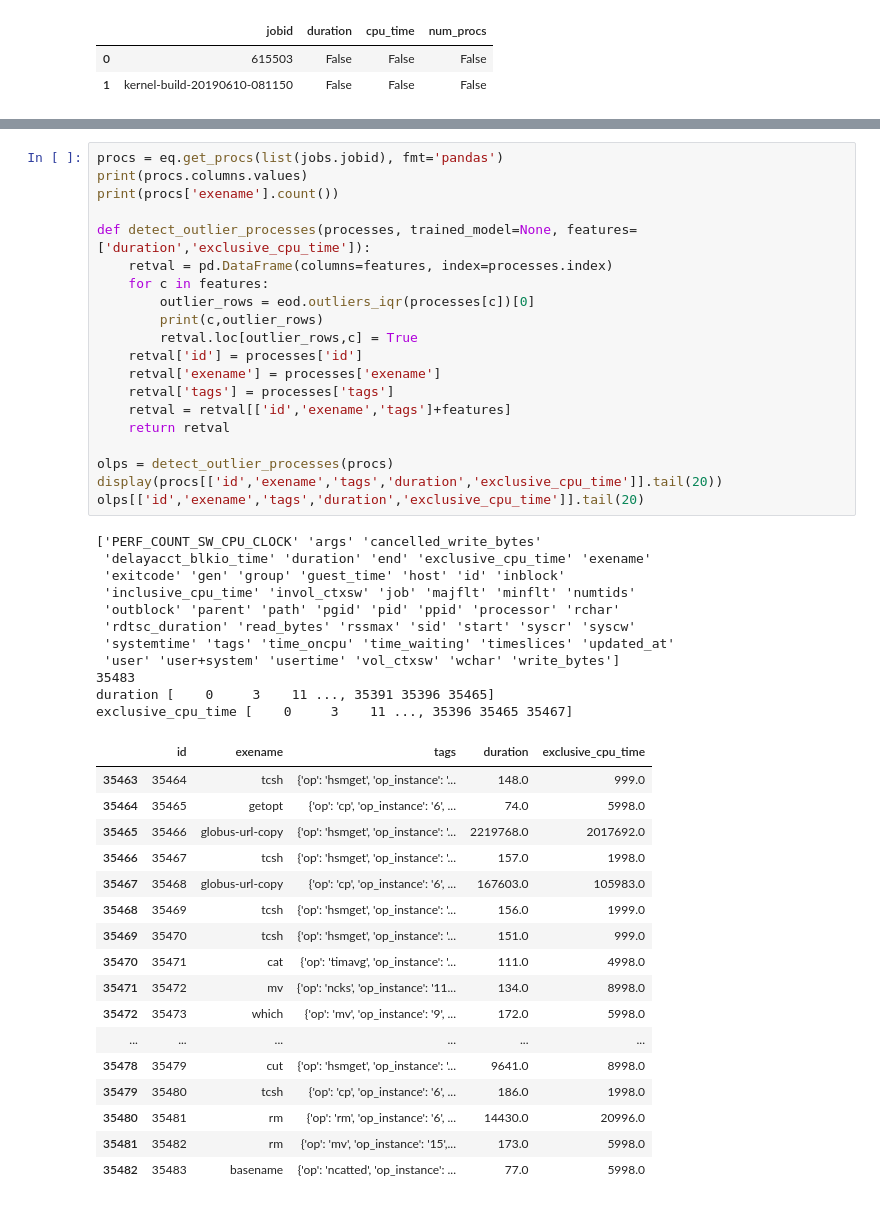
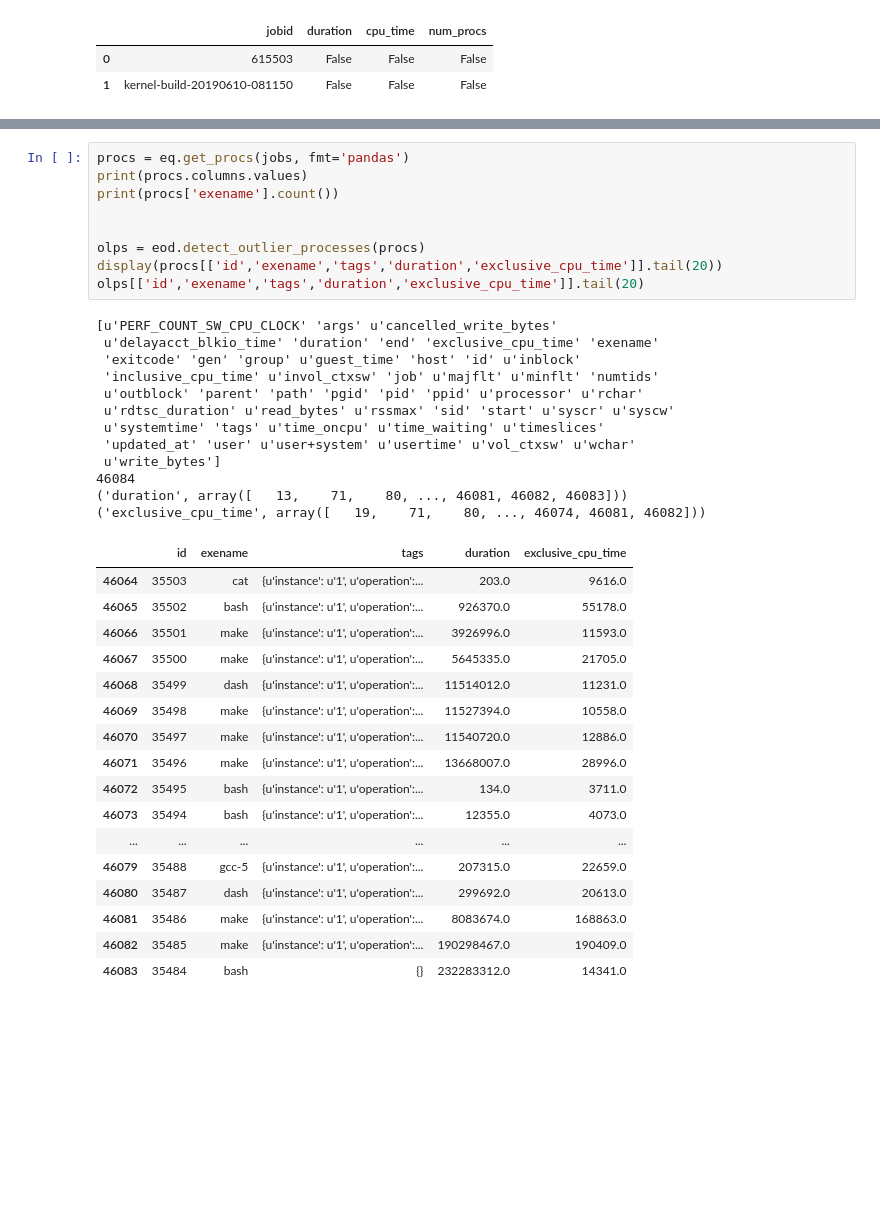
Before and after one commit to ilaflott/epmt, a Jupyter notebook: Outliers-API.ipynb, the cells around one changed output, grey strips where cells are left out. Cells and saved outputs as stored; diff of their text form; blank space fills up the shorter version.

```diff
--- a/Outliers-API.ipynb
+++ b/Outliers-API.ipynb
@@ -111,50 +129,40 @@ AttributeError: 'module' object has no attribute 'detect_outlier_ops'
 # %%
-procs = eq.get_procs(list(jobs.jobid), fmt='pandas')
+procs = eq.get_procs(jobs, fmt='pandas')
 print(procs.columns.values)
 print(procs['exename'].count())
 
-def detect_outlier_processes(processes, trained_model=None, features=['duration','exclusive_cpu_time']):
-    retval = pd.DataFrame(columns=features, index=processes.index)
-    for c in features:
-        outlier_rows = eod.outliers_iqr(processes[c])[0]
-        print(c,outlier_rows)
-        retval.loc[outlier_rows,c] = True
-    retval['id'] = processes['id']
-    retval['exename'] = processes['exename']
-    retval['tags'] = processes['tags']
-    retval = retval[['id','exename','tags']+features]
-    return retval
 
-olps = detect_outlier_processes(procs)
+olps = eod.detect_outlier_processes(procs)
 display(procs[['id','exename','tags','duration','exclusive_cpu_time']].tail(20))
 olps[['id','exename','tags','duration','exclusive_cpu_time']].tail(20)
 # %% [output]
-['PERF_COUNT_SW_CPU_CLOCK' 'args' 'cancelled_write_bytes'
- 'delayacct_blkio_time' 'duration' 'end' 'exclusive_cpu_time' 'exename'
- 'exitcode' 'gen' 'group' 'guest_time' 'host' 'id' 'inblock'
- 'inclusive_cpu_time' 'invol_ctxsw' 'job' 'majflt' 'minflt' 'numtids'
- 'outblock' 'parent' 'path' 'pgid' 'pid' 'ppid' 'processor' 'rchar'
- 'rdtsc_duration' 'read_bytes' 'rssmax' 'sid' 'start' 'syscr' 'syscw'
- 'systemtime' 'tags' 'time_oncpu' 'time_waiting' 'timeslices' 'updated_at'
- 'user' 'user+system' 'usertime' 'vol_ctxsw' 'wchar' 'write_bytes']
-35483
-duration [    0     3    11 ..., 35391 35396 35465]
-exclusive_cpu_time [    0     3    11 ..., 35396 35465 35467]
+[u'PERF_COUNT_SW_CPU_CLOCK' 'args' u'cancelled_write_bytes'
+ u'delayacct_blkio_time' 'duration' 'end' 'exclusive_cpu_time' 'exename'
+ 'exitcode' 'gen' 'group' u'guest_time' 'host' 'id' u'inblock'
+ 'inclusive_cpu_time' u'invol_ctxsw' 'job' u'majflt' u'minflt' 'numtids'
+ u'outblock' 'parent' 'path' 'pgid' 'pid' 'ppid' u'processor' u'rchar'
+ u'rdtsc_duration' u'read_bytes' u'rssmax' 'sid' 'start' u'syscr' u'syscw'
+ u'systemtime' 'tags' u'time_oncpu' u'time_waiting' u'timeslices'
+ 'updated_at' 'user' u'user+system' u'usertime' u'vol_ctxsw' u'wchar'
+ u'write_bytes']
+46084
+('duration', array([   13,    71,    80, ..., 46081, 46082, 46083]))
+('exclusive_cpu_time', array([   19,    71,    80, ..., 46074, 46081, 46082]))
 |  | id | exename | tags | duration | exclusive_cpu_time |
-| 35463 | 35464 | tcsh | {'op': 'hsmget', 'op_instance': '... | 148.0 | 999.0 |
-| 35464 | 35465 | getopt | {'op': 'cp', 'op_instance': '6', ... | 74.0 | 5998.0 |
-| 35465 | 35466 | globus-url-copy | {'op': 'hsmget', 'op_instance': '... | 2219768.0 | 2017692.0 |
-| 35466 | 35467 | tcsh | {'op': 'hsmget', 'op_instance': '... | 157.0 | 1998.0 |
-| 35467 | 35468 | globus-url-copy | {'op': 'cp', 'op_instance': '6', ... | 167603.0 | 105983.0 |
-| 35468 | 35469 | tcsh | {'op': 'hsmget', 'op_instance': '... | 156.0 | 1999.0 |
-| 35469 | 35470 | tcsh | {'op': 'hsmget', 'op_instance': '... | 151.0 | 999.0 |
-| 35470 | 35471 | cat | {'op': 'timavg', 'op_instance': '... | 111.0 | 4998.0 |
-| 35471 | 35472 | mv | {'op': 'ncks', 'op_instance': '11... | 134.0 | 8998.0 |
-| 35472 | 35473 | which | {'op': 'mv', 'op_instance': '9', ... | 172.0 | 5998.0 |
+| 46064 | 35503 | cat | {u'instance': u'1', u'operation':... | 203.0 | 9616.0 |
+| 46065 | 35502 | bash | {u'instance': u'1', u'operation':... | 926370.0 | 55178.0 |
+| 46066 | 35501 | make | {u'instance': u'1', u'operation':... | 3926996.0 | 11593.0 |
+| 46067 | 35500 | make | {u'instance': u'1', u'operation':... | 5645335.0 | 21705.0 |
+| 46068 | 35499 | dash | {u'instance': u'1', u'operation':... | 11514012.0 | 11231.0 |
+| 46069 | 35498 | make | {u'instance': u'1', u'operation':... | 11527394.0 | 10558.0 |
+| 46070 | 35497 | make | {u'instance': u'1', u'operation':... | 11540720.0 | 12886.0 |
+| 46071 | 35496 | make | {u'instance': u'1', u'operation':... | 13668007.0 | 28996.0 |
+| 46072 | 35495 | bash | {u'instance': u'1', u'operation':... | 134.0 | 3711.0 |
+| 46073 | 35494 | bash | {u'instance': u'1', u'operation':... | 12355.0 | 4073.0 |
 | ... | ... | ... | ... | ... | ... |
-| 35478 | 35479 | cut | {'op': 'hsmget', 'op_instance': '... | 9641.0 | 8998.0 |
-| 35479 | 35480 | tcsh | {'op': 'cp', 'op_instance': '6', ... | 186.0 | 1998.0 |
-| 35480 | 35481 | rm | {'op': 'rm', 'op_instance': '6', ... | 14430.0 | 20996.0 |
-| 35481 | 35482 | rm | {'op': 'mv', 'op_instance': '15',... | 173.0 | 5998.0 |
-| 35482 | 35483 | basename | {'op': 'ncatted', 'op_instance': ... | 77.0 | 5998.0 |
+| 46079 | 35488 | gcc-5 | {u'instance': u'1', u'operation':... | 207315.0 | 22659.0 |
+| 46080 | 35487 | dash | {u'instance': u'1', u'operation':... | 299692.0 | 20613.0 |
+| 46081 | 35486 | make | {u'instance': u'1', u'operation':... | 8083674.0 | 168863.0 |
+| 46082 | 35485 | make | {u'instance': u'1', u'operation':... | 190298467.0 | 190409.0 |
+| 46083 | 35484 | bash | {} | 232283312.0 | 14341.0 |
 |  | id | exename | tags | duration | exclusive_cpu_time |
```
Also changed, not shown: parts of 2 cells of this notebook.
